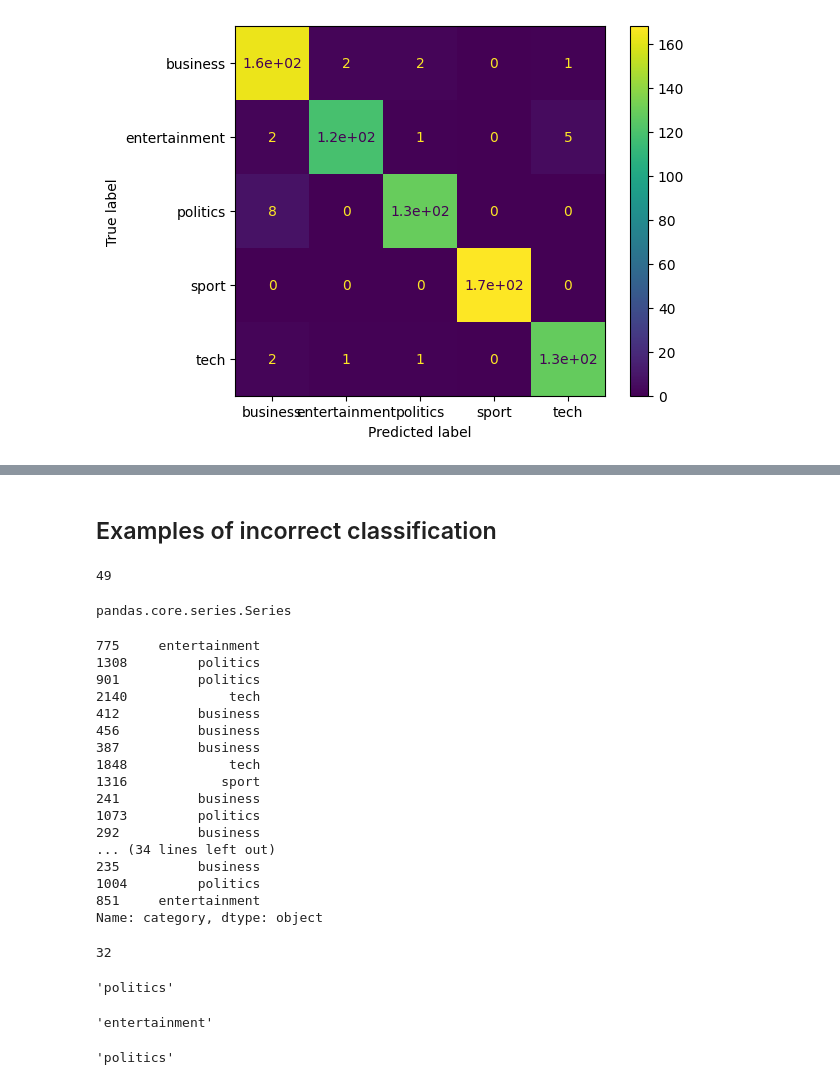
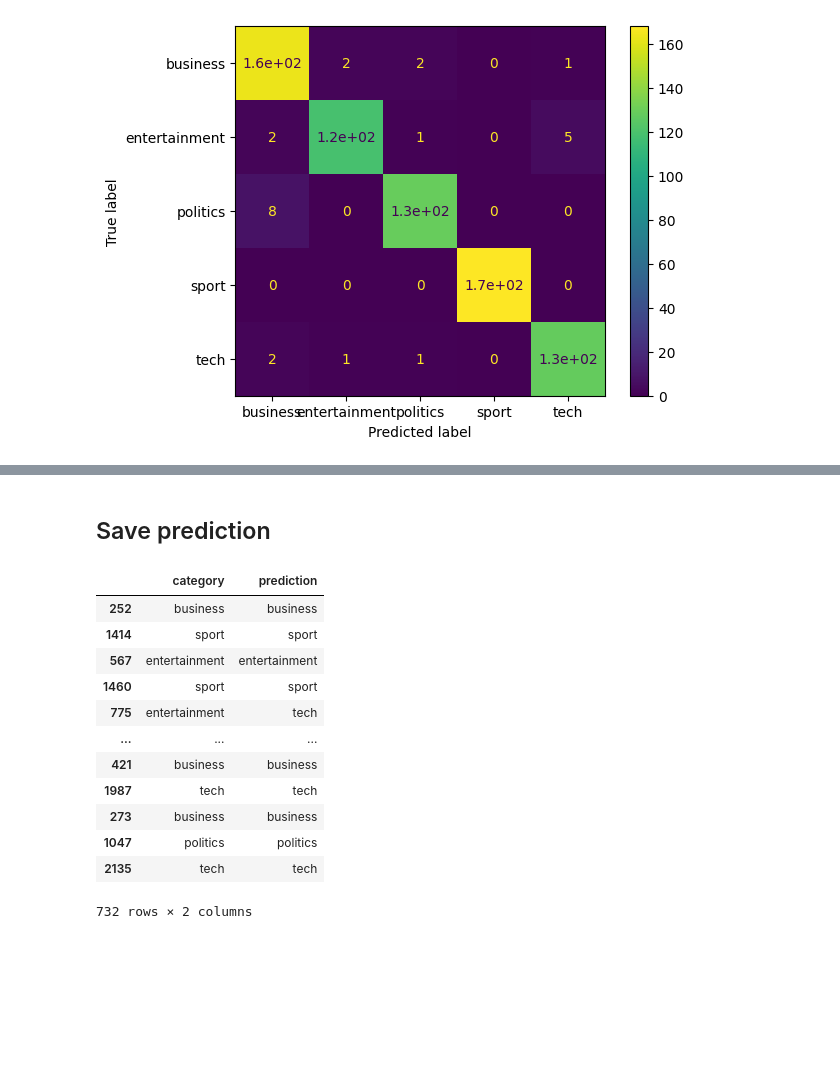
Before and after one commit to ryubidragonfire/document-analysis-using-gpt-3, a Jupyter notebook: notebooks/02-classify-documents.ipynb, the cells around one changed output, grey strips where cells are left out. Drawn from its saved outputs; the diff is of its cells as text; code cells hidden in the pictures; blank space fills up the shorter version.

```diff
--- a/notebooks/02-classify-documents.ipynb
+++ b/notebooks/02-classify-documents.ipynb
@@ -221,43 +234,0 @@ rf_cm_display = ConfusionMatrixDisplay(confusion_matrix=rf_cm, display_labels=rf
-# %% [markdown]
-## Examples of incorrect classification
-# %%
-y_incorrect = y_test[y_test != preds]
-len(y_incorrect)
-type(y_incorrect)
-y_incorrect
-# %% [output]
-49
-pandas.core.series.Series
-775     entertainment
-1308         politics
-901          politics
-2140             tech
-412          business
-456          business
-387          business
-1848             tech
-1316            sport
-241          business
-1073         politics
-292          business
-... (34 lines left out)
-235          business
-1004         politics
-851     entertainment
-Name: category, dtype: object
-# %%
-import random
-
-y_incorrect_np = y_incorrect.to_numpy()
-idx = random.randint(0, len(y_incorrect_np))
-idx
-y_incorrect_np[idx]
-preds[idx]
-y_incorrect.iloc[idx]
-
-#35, 8 all sport
-# %% [output]
-32
-'politics'
-'entertainment'
-'politics'
@@ -265,0 +235,21 @@ y_incorrect.iloc[idx]
+# %% [markdown]
+## Save prediction
+# %%
+y_test_pred = pd.DataFrame()
+y_test_pred['category'] = y_test
+y_test_pred['prediction'] = preds
+y_test_pred
+# %% [output]
+|  | category | prediction |
+| 252 | business | business |
+| 1414 | sport | sport |
+| 567 | entertainment | entertainment |
+| 1460 | sport | sport |
+| 775 | entertainment | tech |
+| ... | ... | ... |
+| 421 | business | business |
+| 1987 | tech | tech |
+| 273 | business | business |
+| 1047 | politics | politics |
+| 2135 | tech | tech |
+732 rows × 2 columns
```
Also changed, not shown: parts of 8 cells of this notebook, 3 other files.
